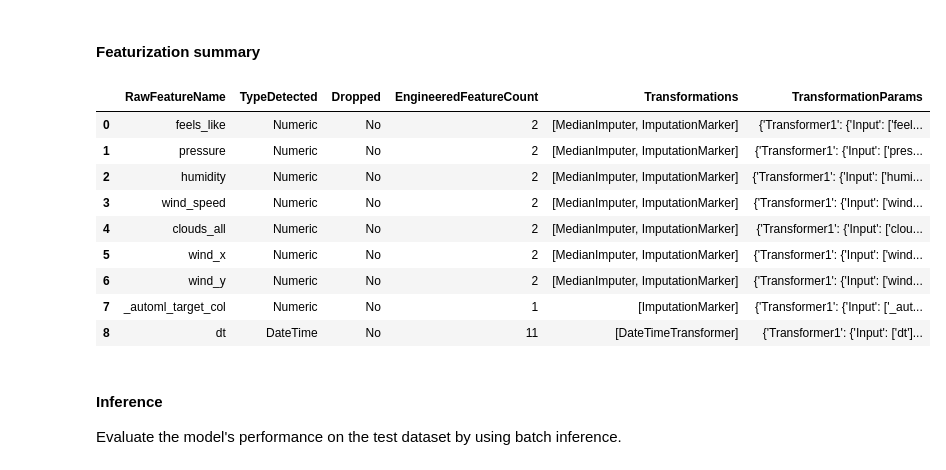
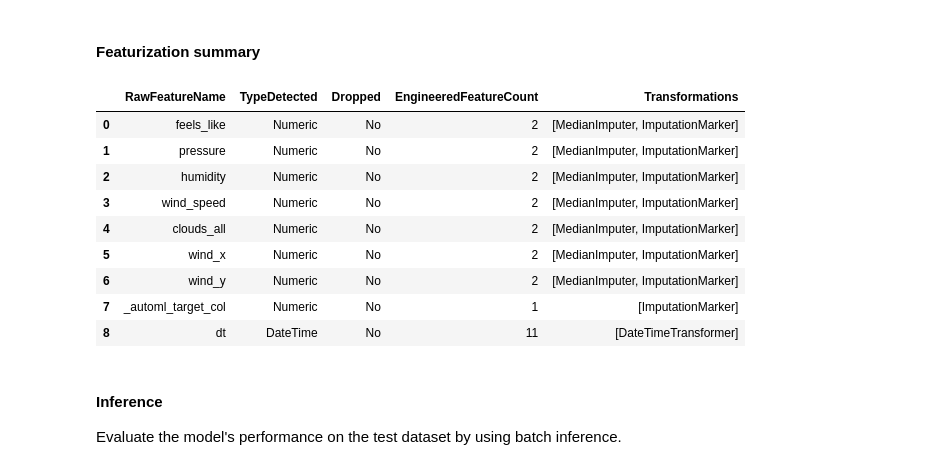
Before and after one commit to anhtien228/azure_weather_forecaster, a Jupyter notebook: notebooks/weather_forecasting_azureml.ipynb, the cells around one changed output. Cells and saved outputs as stored; diff of their text form; code cells hidden in the pictures.

```diff
--- a/notebooks/weather_forecasting_azureml.ipynb
+++ b/notebooks/weather_forecasting_azureml.ipynb
@@ -162,7 +162,6 @@ target_column_name = 'temp'
 # %%
 featurization_config = FeaturizationConfig()
 # Force the pressure feature to be numeric type.
-featurization_config.add_column_purpose("humidity", "Numeric")
 # Fill missing values in the target column, temp, with zeros.
 featurization_config.add_transformer_params(
     "Imputer", ["temp"], {"strategy": "constant", "fill_value": 0}
@@ -189,9 +188,10 @@ forecasting_parameters = ForecastingParameters(
 
 automl_config = AutoMLConfig(
     task="forecasting",
+    enable_dnn=True,
     debug_log="automl_weather_forecast.log",
-    primary_metric="normalized_root_mean_squared_error",
-    experiment_timeout_hours=0.75,
+    primary_metric="normalized_mean_absolute_error",
+    experiment_timeout_minutes=60,
     training_data=train_dataset,
     label_column_name=target_column_name,
     compute_target=compute_target,
@@ -199,11 +199,13 @@ automl_config = AutoMLConfig(
     featurization=featurization_config,
     n_cross_validations=5,
     verbosity=logging.INFO,
+    blocked_models=['ExponentialSmoothing'],
+    max_concurrent_iterations=6,
     max_cores_per_iteration=-1,
     forecasting_parameters=forecasting_parameters,
 )
 # %%
-remote_run = experiment.submit(automl_config, show_output=False)
+remote_run = experiment.submit(automl_config, show_output=True)
 # %% [output]
 WARNING:root:Forecasting task only supports simple imputation with following strategies: constant, ffill, mean, median, most_frequent. All other imputation settings will be ignored.
 Submitting remote run.
@@ -230,3 +232,7 @@ WARNING:urllib3.connectionpool:Retrying (Retry(total=0, connect=None, read=None,
  'outputDatasets': [],
  'logFiles': {},
  'submittedBy': 'Anh Tien Doan'}
+# %%
+from azureml.widgets import RunDetails
+
+RunDetails(remote_run).show()
@@ -252,22 +273,22 @@ NameError: name 'best_run' is not defined
 # %%
 best_run.download_file("outputs/featurization_summary.json", "featurization_summary.json")
 
 with open("featurization_summary.json", "r") as f:
     records = json.load(f)
 
 fs = pd.DataFrame.from_records(records)
-fs
+fs[["RawFeatureName", "TypeDetected", "Dropped", "EngineeredFeatureCount", "Transformations",]]
 # %% [output]
-|  | RawFeatureName | TypeDetected | Dropped | EngineeredFeatureCount | Transformations | TransformationParams |
-| 0 | feels_like | Numeric | No | 2 | [MedianImputer, ImputationMarker] | {'Transformer1': {'Input': ['feel... |
-| 1 | pressure | Numeric | No | 2 | [MedianImputer, ImputationMarker] | {'Transformer1': {'Input': ['pres... |
-| 2 | humidity | Numeric | No | 2 | [MedianImputer, ImputationMarker] | {'Transformer1': {'Input': ['humi... |
-| 3 | wind_speed | Numeric | No | 2 | [MedianImputer, ImputationMarker] | {'Transformer1': {'Input': ['wind... |
-| 4 | clouds_all | Numeric | No | 2 | [MedianImputer, ImputationMarker] | {'Transformer1': {'Input': ['clou... |
-| 5 | wind_x | Numeric | No | 2 | [MedianImputer, ImputationMarker] | {'Transformer1': {'Input': ['wind... |
-| 6 | wind_y | Numeric | No | 2 | [MedianImputer, ImputationMarker] | {'Transformer1': {'Input': ['wind... |
-| 7 | _automl_target_col | Numeric | No | 1 | [ImputationMarker] | {'Transformer1': {'Input': ['_aut... |
-| 8 | dt | DateTime | No | 11 | [DateTimeTransformer] | {'Transformer1': {'Input': ['dt']... |
+|  | RawFeatureName | TypeDetected | Dropped | EngineeredFeatureCount | Transformations |
+| 0 | feels_like | Numeric | No | 2 | [MedianImputer, ImputationMarker] |
+| 1 | pressure | Numeric | No | 2 | [MedianImputer, ImputationMarker] |
+| 2 | humidity | Numeric | No | 2 | [MedianImputer, ImputationMarker] |
+| 3 | wind_speed | Numeric | No | 2 | [MedianImputer, ImputationMarker] |
+| 4 | clouds_all | Numeric | No | 2 | [MedianImputer, ImputationMarker] |
+| 5 | wind_x | Numeric | No | 2 | [MedianImputer, ImputationMarker] |
+| 6 | wind_y | Numeric | No | 2 | [MedianImputer, ImputationMarker] |
+| 7 | _automl_target_col | Numeric | No | 1 | [ImputationMarker] |
+| 8 | dt | DateTime | No | 11 | [DateTimeTransformer] |
 # %% [markdown]
 #### **Inference**
 
```
Also changed, not shown: parts of 25 cells of this notebook, 9 other files.
